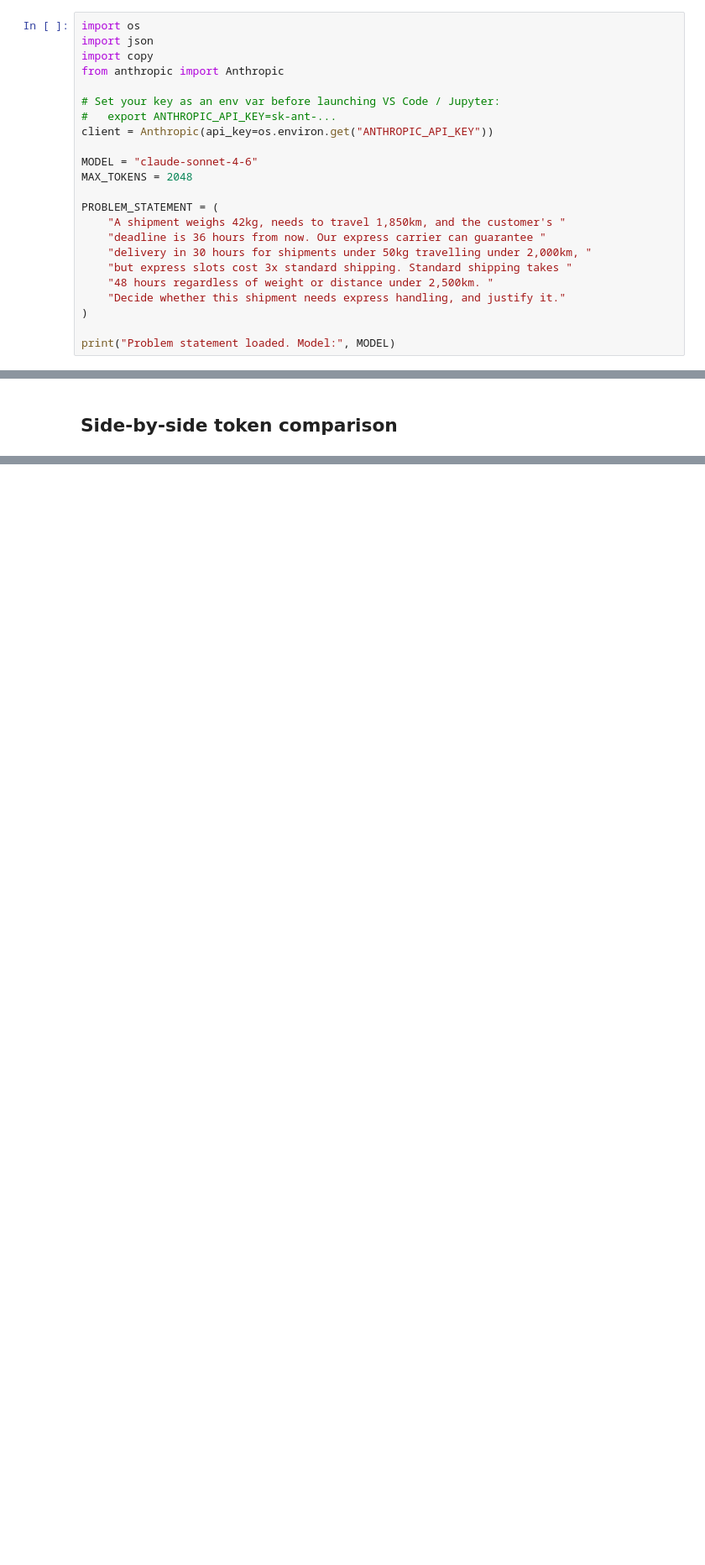
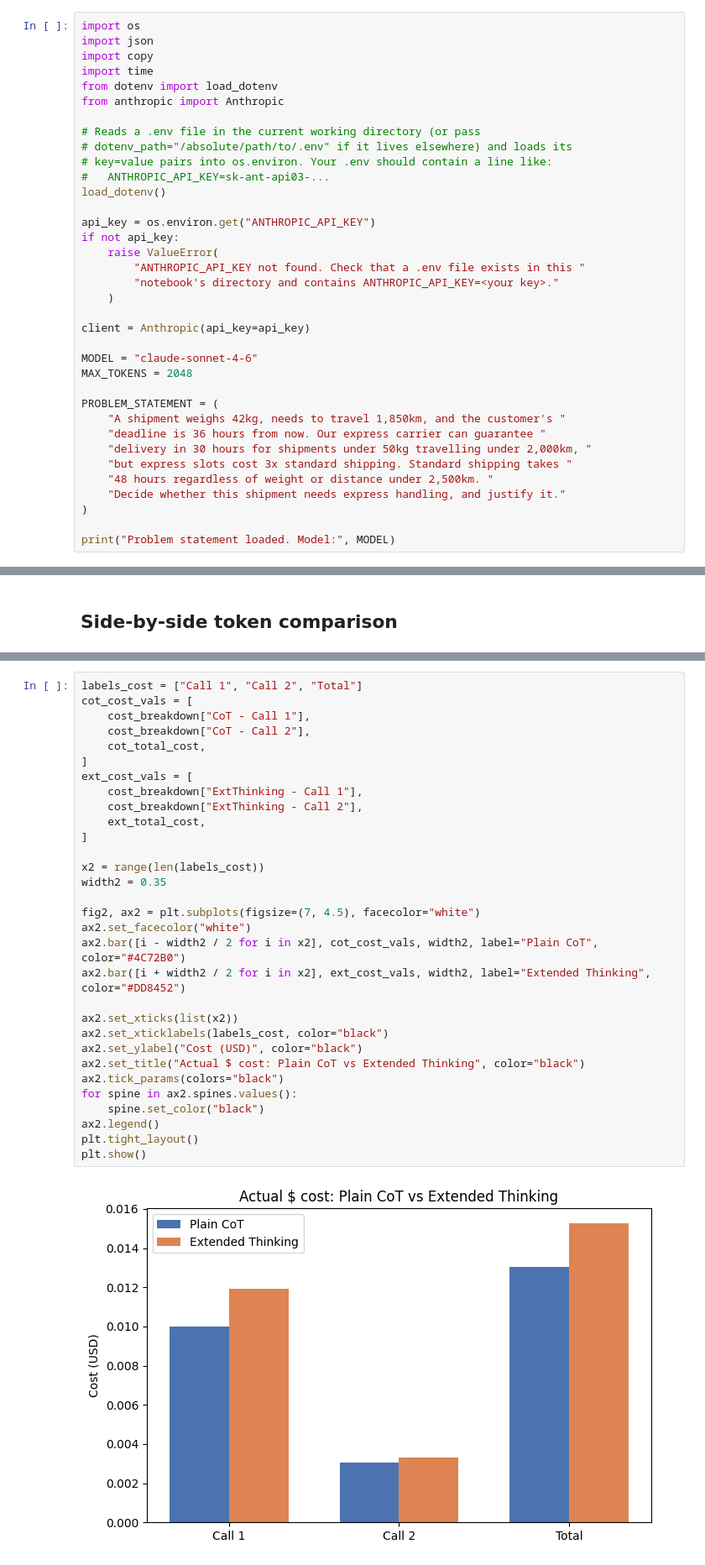
Before and after one commit to snkrishnan1978/Blogs, a Jupyter notebook: Claudecode/ExtendedThinking-CoT/cot_vs_extended_thinking.ipynb, the cells around one changed output, grey strips where cells are left out. Shown at 84% size. Drawn from its saved outputs; the diff is of its cells as text; blank space fills up the shorter version.

```diff
--- a/Claudecode/ExtendedThinking-CoT/cot_vs_extended_thinking.ipynb
+++ b/Claudecode/ExtendedThinking-CoT/cot_vs_extended_thinking.ipynb
@@ -32,11 +33,24 @@ Note: you may need to restart the kernel to use updated packages.
 import os
 import json
 import copy
+import time
+from dotenv import load_dotenv
 from anthropic import Anthropic
 
-# Set your key as an env var before launching VS Code / Jupyter:
-#   export ANTHROPIC_API_KEY=sk-ant-...
-client = Anthropic(api_key=os.environ.get("ANTHROPIC_API_KEY"))
+# Reads a .env file in the current working directory (or pass
+# dotenv_path="/absolute/path/to/.env" if it lives elsewhere) and loads its
+# key=value pairs into os.environ. Your .env should contain a line like:
+#   ANTHROPIC_API_KEY=sk-ant-api03-...
+load_dotenv()
+
+api_key = os.environ.get("ANTHROPIC_API_KEY")
+if not api_key:
+    raise ValueError(
+        "ANTHROPIC_API_KEY not found. Check that a .env file exists in this "
+        "notebook's directory and contains ANTHROPIC_API_KEY=<your key>."
+    )
+
+client = Anthropic(api_key=api_key)
 
 MODEL = "claude-sonnet-4-6"
 MAX_TOKENS = 2048
@@ -235,0 +396,33 @@ plt.show()
+# %%
+labels_cost = ["Call 1", "Call 2", "Total"]
+cot_cost_vals = [
+    cost_breakdown["CoT - Call 1"],
+    cost_breakdown["CoT - Call 2"],
+    cot_total_cost,
+]
+ext_cost_vals = [
+    cost_breakdown["ExtThinking - Call 1"],
+    cost_breakdown["ExtThinking - Call 2"],
+    ext_total_cost,
+]
+
+x2 = range(len(labels_cost))
+width2 = 0.35
+
+fig2, ax2 = plt.subplots(figsize=(7, 4.5), facecolor="white")
+ax2.set_facecolor("white")
+ax2.bar([i - width2 / 2 for i in x2], cot_cost_vals, width2, label="Plain CoT", color="#4C72B0")
+ax2.bar([i + width2 / 2 for i in x2], ext_cost_vals, width2, label="Extended Thinking", color="#DD8452")
+
+ax2.set_xticks(list(x2))
+ax2.set_xticklabels(labels_cost, color="black")
+ax2.set_ylabel("Cost (USD)", color="black")
+ax2.set_title("Actual $ cost: Plain CoT vs Extended Thinking", color="black")
+ax2.tick_params(colors="black")
+for spine in ax2.spines.values():
+    spine.set_color("black")
+ax2.legend()
+plt.tight_layout()
+plt.show()
+# %% [output]
+[figure, added]
```
Also changed, not shown: parts of 34 cells of this notebook, 1 other file.
